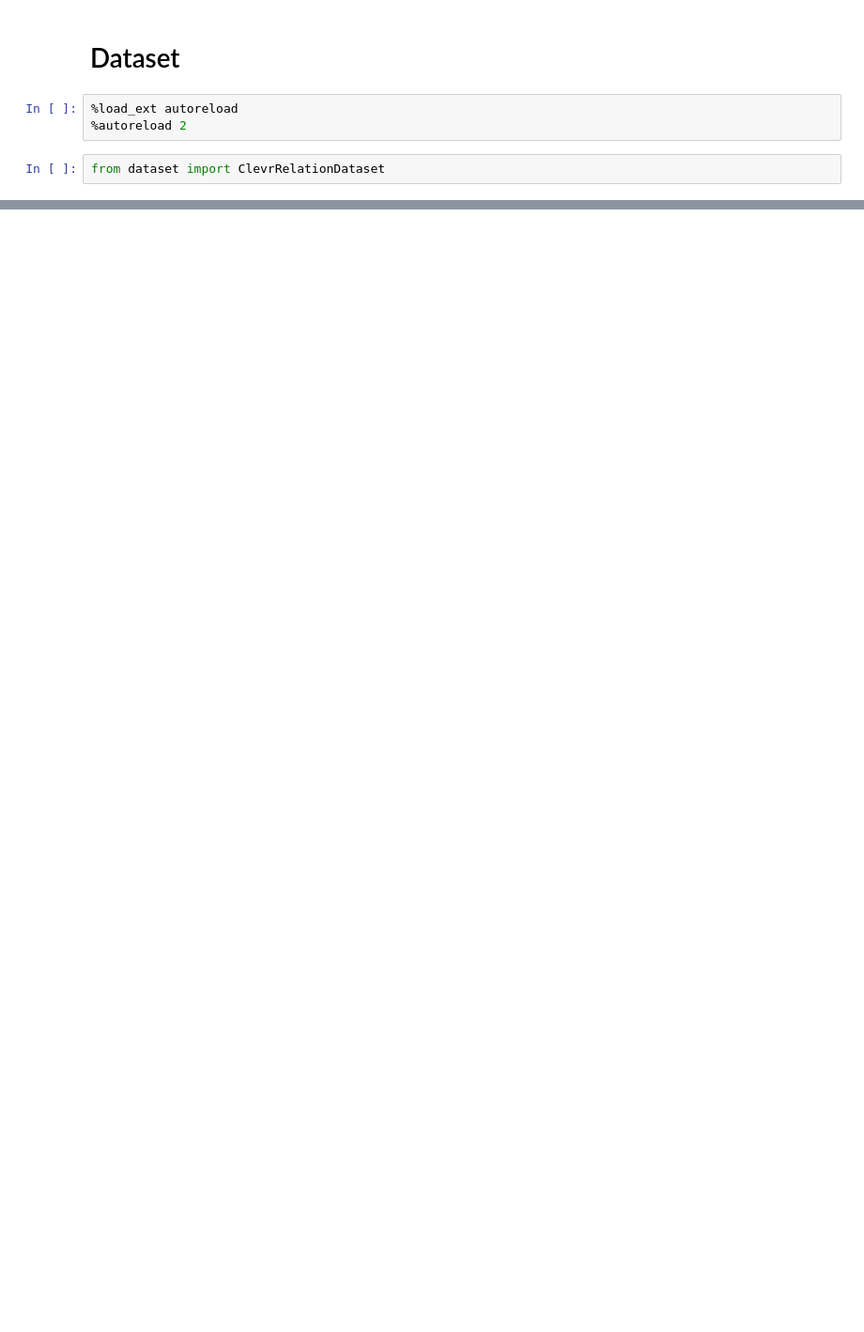
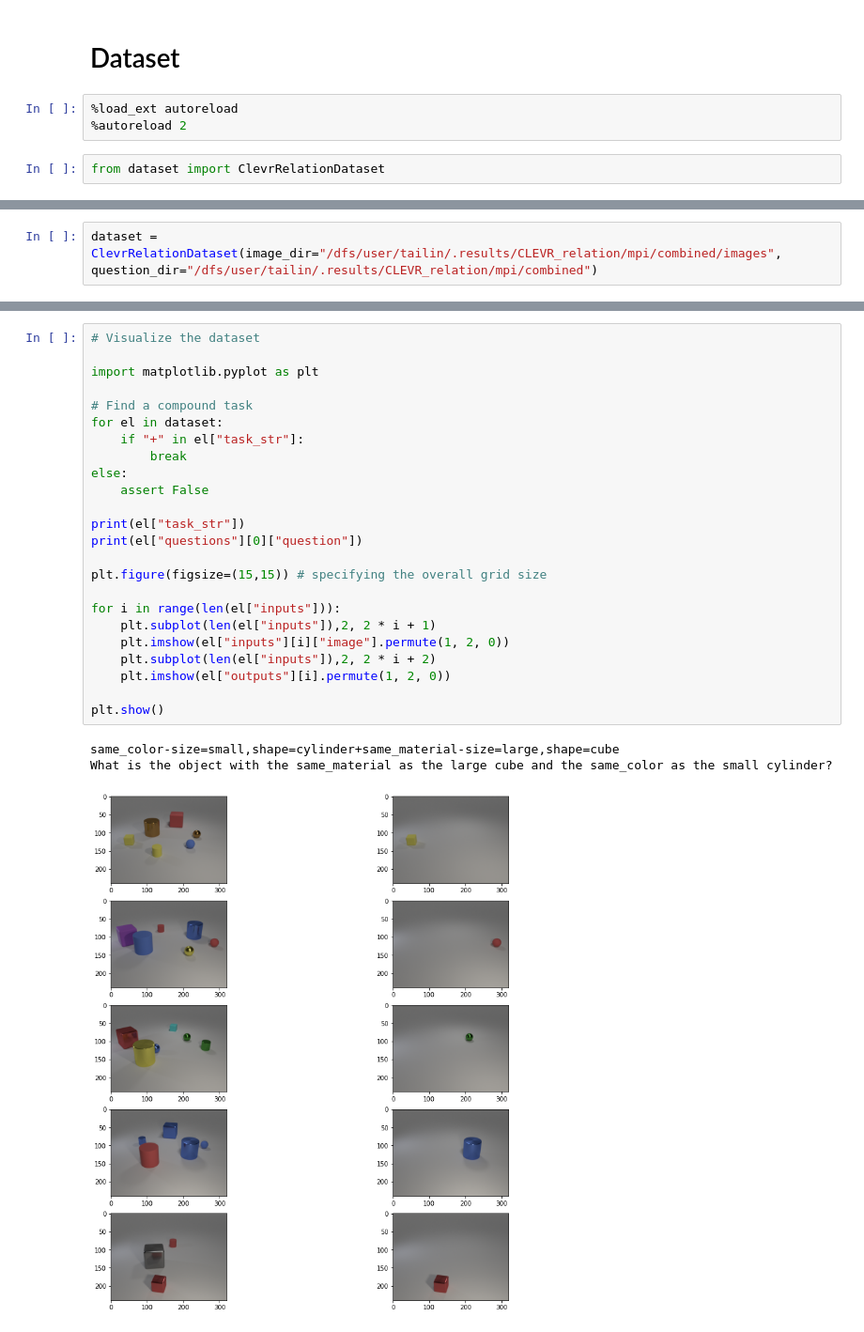
Before and after one commit to tailintalent/clevr-dataset-gen, a Jupyter notebook: generation.ipynb, the cells around one changed output, grey strips where cells are left out. Shown at 94% size. Saved outputs shown, nothing was run; the diff lists cells and outputs as text; blank space fills up the shorter version.

Commit message:
Update dataset

```diff
--- a/generation.ipynb
+++ b/generation.ipynb
@@ -214,0 +204,2 @@ dataset[0]
+# %%
+dataset = ClevrRelationDataset(image_dir="/dfs/user/tailin/.results/CLEVR_relation/mpi/combined/images", question_dir="/dfs/user/tailin/.results/CLEVR_relation/mpi/combined")
@@ -214,0 +220,28 @@ dataset[0]
+# %%
+# Visualize the dataset
+
+import matplotlib.pyplot as plt
+
+# Find a compound task
+for el in dataset:
+    if "+" in el["task_str"]:
+        break
+else:
+    assert False
+
+print(el["task_str"])
+print(el["questions"][0]["question"])
+
+plt.figure(figsize=(15,15)) # specifying the overall grid size
+
+for i in range(len(el["inputs"])):
+    plt.subplot(len(el["inputs"]),2, 2 * i + 1)
+    plt.imshow(el["inputs"][i]["image"].permute(1, 2, 0))
+    plt.subplot(len(el["inputs"]),2, 2 * i + 2)
+    plt.imshow(el["outputs"][i].permute(1, 2, 0))
+
+plt.show()
+# %% [output]
+same_color-size=small,shape=cylinder+same_material-size=large,shape=cube
+What is the object with the same_material as the large cube and the same_color as the small cylinder?
+[figure, added]
```
Also changed, not shown: parts of 10 cells of this notebook, 1 other file.
